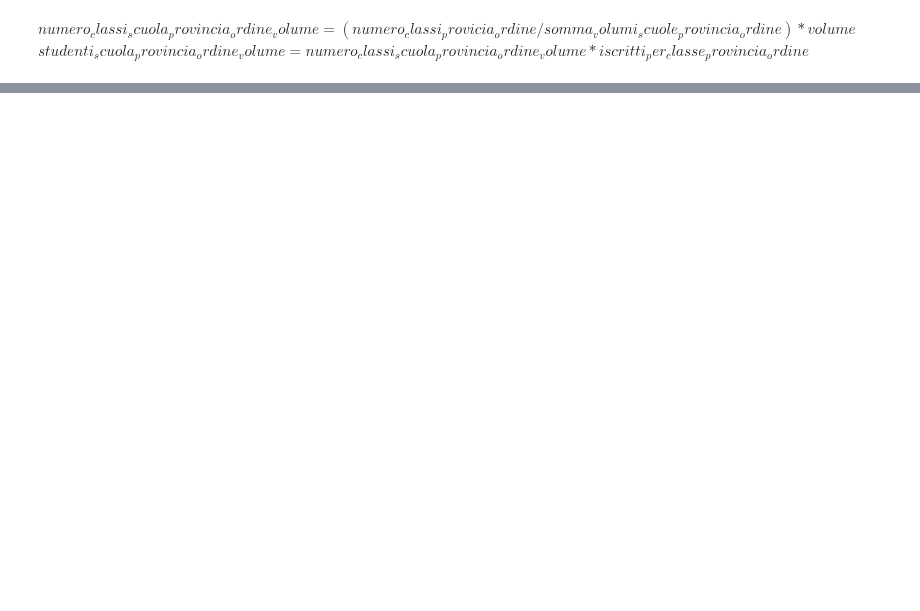
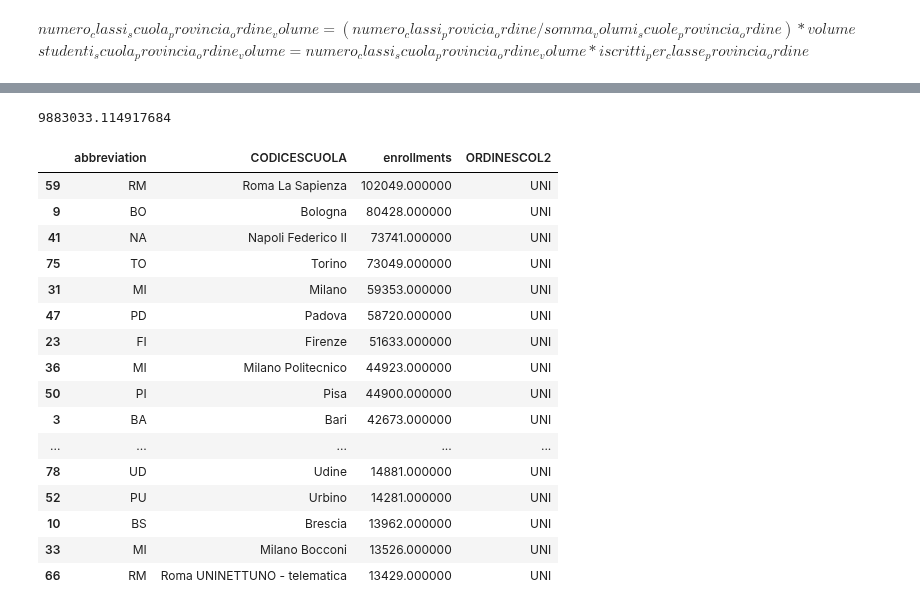
Before and after one commit to pitmonticone/EpiSimulator, a Jupyter notebook: Notebooks/Modelling/Python/DataWrangling/Schools_SynthPops.ipynb, the cells around one changed output, grey strips where cells are left out. Drawn from its saved outputs; the diff is of its cells as text; code cells hidden in the pictures; blank space fills up the shorter version.

```diff
--- a/Notebooks/Modelling/Python/DataWrangling/Schools_SynthPops.ipynb
+++ b/Notebooks/Modelling/Python/DataWrangling/Schools_SynthPops.ipynb
@@ -57,7 +60,8 @@ print(dct_to_kv_pairs(ORD_MEC_dct))
 {'PRI': ['EE'], 'PRE': ['AA'], 'LOW': ['MM'], 'UPP': ['PQ', 'PM', 'RC', 'RH', 'RI', 'RS', 'RH', 'RA ', 'TD', 'SD', 'TA', 'TB', 'TF', 'TL', 'TN ', 'SL', 'PC', 'PS', 'PL', 'TE', 'PM']}
 [('PRI', ['EE']), ('PRE', ['AA']), ('LOW', ['MM']), ('UPP', ['PQ', 'PM', 'RC', 'RH', 'RI', 'RS', 'RH', 'RA ', 'TD', 'SD', 'TA', 'TB', 'TF', 'TL', 'TN ', 'SL', 'PC', 'PS', 'PL', 'TE', 'PM'])]
 # %%
-scuole_df = pd.read_csv(r"D:\IlMIoDrive\magistrale\2anno\primo_periodo\epi\Data\CSV\2020\Infrastructural\EDICONSISTENZASTA20181920180901.csv")
+# load (non university) schools infrastructural data and correct incomaptibilities
+scuole_df = pd.read_csv(r"E:\IlMIoDrive\magistrale\2anno\primo_periodo\epi\Data\CSV\2020\Infrastructural\EDICONSISTENZASTA20181920180901.csv")
 scuole_df = scuole_df[scuole_df["VOLUME"] != "-"]
 scuole_df["VOLUME"] = [float(volume) for volume in scuole_df["VOLUME"].tolist()] # add column "CAPIENZA_SCUOLA"
 scuole_df["school_type"] = [string[2:4] for string in scuole_df["CODICESCUOLA"]]
@@ -85,7 +89,10 @@ scuole_df["abbreviation"] = ["PU" if province == "PS" else province for province
 scuole_df.drop(["school_type","ANNOSCOLASTICO"], axis = 1, inplace = True)
 cols = scuole_df.columns.tolist()
 scuole_df = scuole_df[[cols[-1]]+[cols[0]]+[cols[-2]]+[cols[-3]]]
-scuole_df.head(20)
+
+# groupby schools by province and order
+scuole_gb_provincia_ordine_df = scuole_df.groupby(["abbreviation","ORDINESCOL2"], as_index = False).agg({"VOLUME":"sum"})
+scuole_df.head()
 # %% [output]
    ANNOSCOLASTICO CODICESCUOLA   VOLUME school_type
 0          201819   FGEE82302X   7000.0          EE
@@ -442,3 +203,0 @@ sum(scuole_df["enrollments"].to_list()) #merda!!
-# %%
-scuole_df.sort_values(by = ["enrollments"], inplace = True,ascending = False)
-scuole_df.head(50)
@@ -470,0 +292,4 @@ NameError: name 'sort' is not defined
+# %%
+sum(all_schools_df["enrollments"].tolist()) # it is roughly correct. see istat data
+# %% [output]
+9883033.114917684
@@ -470,0 +298,20 @@ NameError: name 'sort' is not defined
+# %%
+all_schools_df.head(50)
+# %% [output]
+|  | abbreviation | CODICESCUOLA | enrollments | ORDINESCOL2 |
+| 59 | RM | Roma La Sapienza | 102049.000000 | UNI |
+| 9 | BO | Bologna | 80428.000000 | UNI |
+| 41 | NA | Napoli Federico II | 73741.000000 | UNI |
+| 75 | TO | Torino | 73049.000000 | UNI |
+| 31 | MI | Milano | 59353.000000 | UNI |
+| 47 | PD | Padova | 58720.000000 | UNI |
+| 23 | FI | Firenze | 51633.000000 | UNI |
+| 36 | MI | Milano Politecnico | 44923.000000 | UNI |
+| 50 | PI | Pisa | 44900.000000 | UNI |
+| 3 | BA | Bari | 42673.000000 | UNI |
+| ... | ... | ... | ... | ... |
+| 78 | UD | Udine | 14881.000000 | UNI |
+| 52 | PU | Urbino | 14281.000000 | UNI |
+| 10 | BS | Brescia | 13962.000000 | UNI |
+| 33 | MI | Milano Bocconi | 13526.000000 | UNI |
+| 66 | RM | Roma UNINETTUNO - telematica | 13429.000000 | UNI |
```
Also changed, not shown: parts of 68 cells of this notebook.
